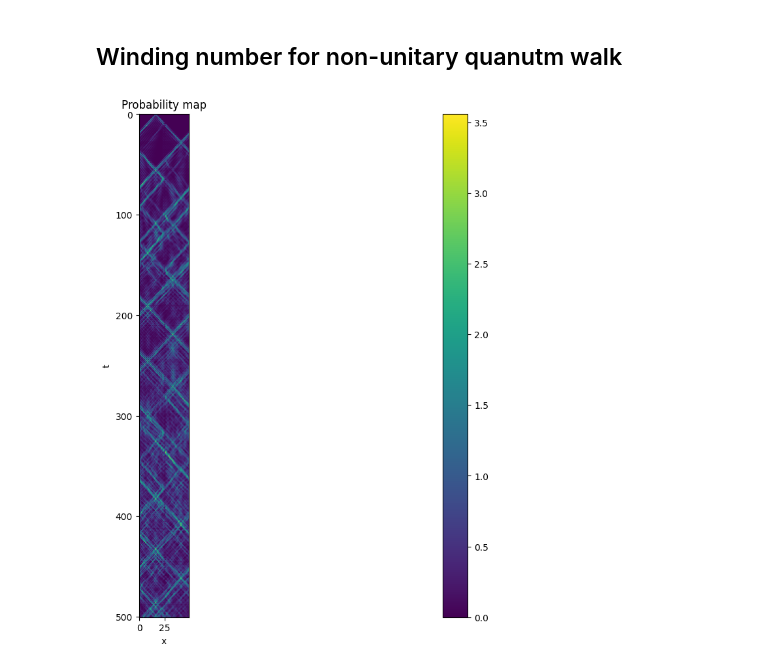
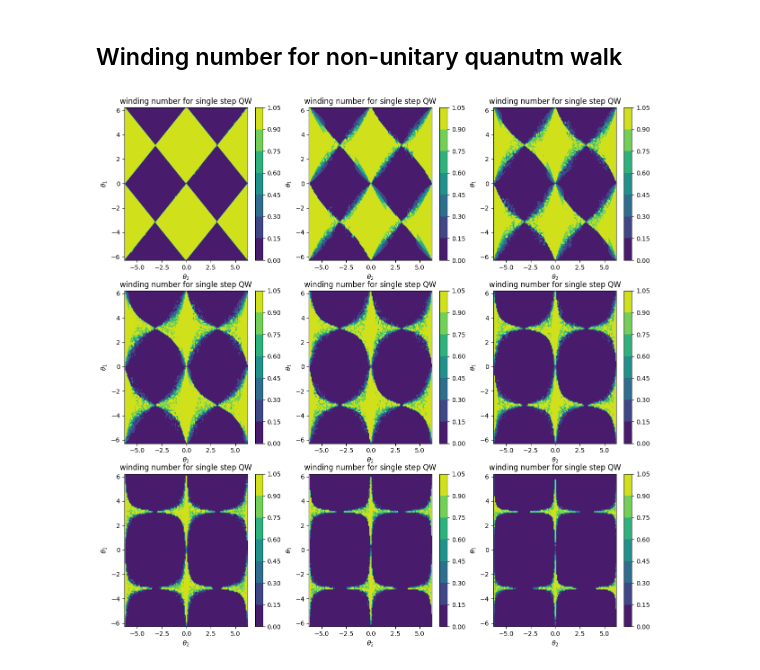
Before and after one commit to JedrekSt/NonHermitianQW, a Jupyter notebook: demo_/non_unitary.ipynb, the cells around one changed output. Cells and saved outputs as stored; diff of their text form; code cells hidden in the pictures.

```diff
--- a/demo_/non_unitary.ipynb
+++ b/demo_/non_unitary.ipynb
@@ -174,29 +160,33 @@ from ploting import berry_bloch_phase
-# %%
-fig, ax = plt.subplots(figsize=(100,10))
-
-dim = 50
-ph = [np.pi/4]
-
-coin_dict = {"th1" : pi/4, "th2" : -pi/100 , "n" : [0,1,0], "del" : 1,"beta" : -ph[i]}
-init_state_dict = {"x0" : dim//3, "a" : 1, "b" : 1j}
-steps = 500
-
-model = nonUnitary_phase_QW(dim,coin_dict,**init_state_dict)
-data = model.evolve(steps)
-norm = np.sum(np.abs(data)**2,axis=1)
-for t in range(data.shape[0]):
-    data[t,:] = data[t,:] / norm[t]
-
-_,n = data.shape
-x = np.arange(0,n)
-
-
-cax = ax.imshow(data,cmap = "viridis")
-fig.colorbar(cax)
-ax.set_ylabel("t")
-ax.set_xlabel("x")
-ax.set_title("Probability map")
-
-plt.show()
-# %% [output]
-[figure, removed]
+# %%
+def berry_phase(th1,th2,del_,dim):
+    coin_dict = {
+        "th1" : th1,
+        "th2" : th2,
+        "n" : [0,1,0],
+        "del" : del_
+    }
+    model = nonUnitary_QW(dim,coin_dict)
+    return bp.Calculate(model)
+# %%
+
+bp = BerryPhase()
+th_1 = np.arange(-2*np.pi,2*np.pi,0.1)
+th_2 = np.arange(-2*np.pi,2*np.pi,0.1)
+del_t = np.linspace(0,2,9)
+th_1, th_2, del_t = np.meshgrid(th_1,th_2,del_t)
+
+data_ans = np.vectorize(berry_phase)(th_1,th_2,del_t,10)
+# %%
+fig,ax = plt.subplots(3,3,figsize = (15,15))
+
+for i in range(3):
+    for j in range(3):
+        cax = ax[i,j].contourf(th_1[:,:,0],th_2[:,:,0],data_ans[0][:,:,i*3+j]/np.pi,cmap = "viridis")
+        fig.colorbar(cax)
+        ax[i,j].set_xlabel(r"$\theta_{2}$")
+        ax[i,j].set_ylabel(r"$\theta_{1}$")
+        ax[i,j].set_title("winding number for single step QW")
+
+plt.show()
+# %% [output]
+[figure, added]
```
Also changed, not shown: parts of 10 cells of this notebook, 4 other files.
